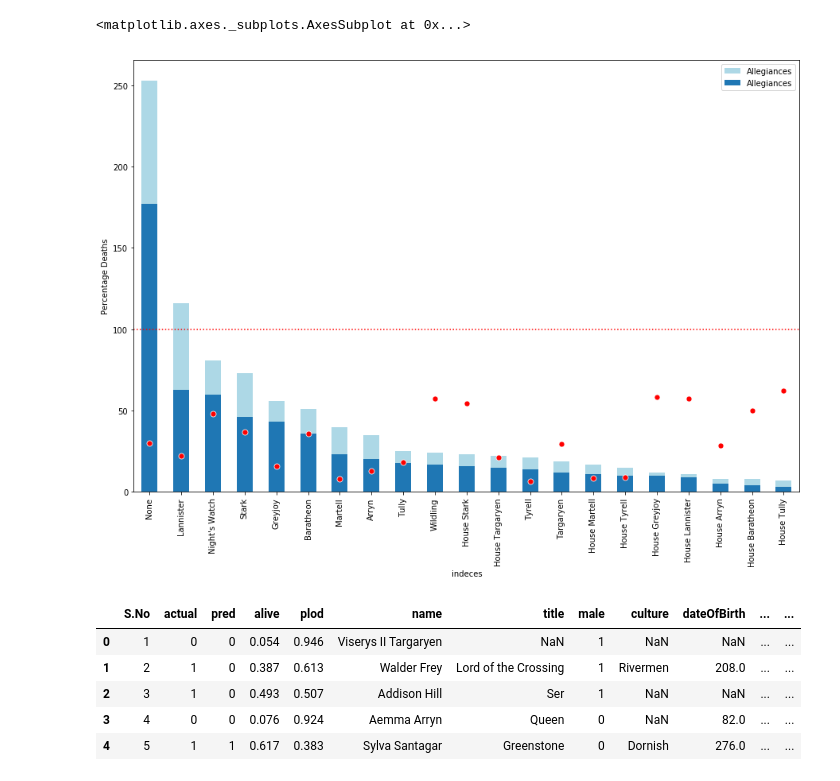
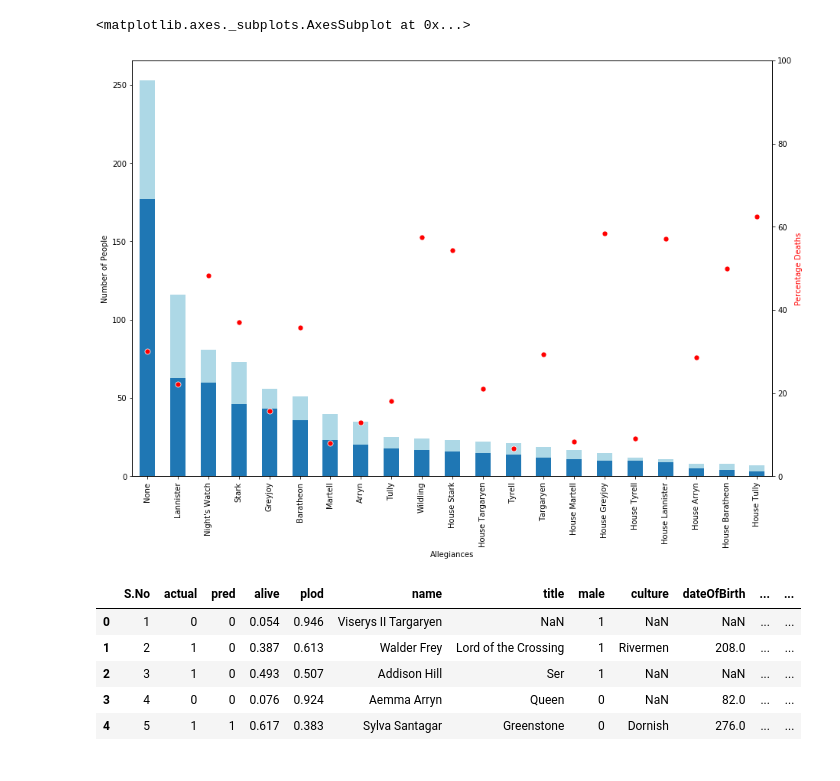
Before and after one commit to renzuos/ACC_Presentation, a Jupyter notebook: Untitled.ipynb, the cells around one changed output. Drawn from its saved outputs; the diff is of its cells as text; code cells hidden in the pictures.

```diff
--- a/Untitled.ipynb
+++ b/Untitled.ipynb
@@ -16,30 +20,45 @@ df_deaths.head()
 | 3 | Adrack Humble | House Greyjoy | 300.0 | 5.0 | 20.0 | 20.0 | 1 | 1 | ... |
 | 4 | Aemon Costayne | Lannister | NaN | NaN | NaN | NaN | 1 | 1 | ... |
 # %%
+# we want to know how many people of which allegiance died troughtout the whole series and how much that is in percentage
+# for that we only need the Allegiance names and the death years, to know whether they died or not
+
 allegiances = df_deaths[["Allegiances","Death Year"]]
 allegiances.head()
+
+# we then create a plot to show the number of people before the start and after the end of the series
 fig, axes = plt.subplots(nrows=1,ncols=1,figsize=(15,10), sharey = True, sharex = True)
-plt.axhline(y=100, color='r', linestyle='dotted')
+axes.set_ylabel("Number of People")
+axes.set_xlabel("Allegiances")
 
 # plot all allegiances at the beginning of the series
+# for that count the number of appearances of all the allegiance names
 x = allegiances["Allegiances"].value_counts()
+
+# plot the number of people at the beginning in lightblue
 x.plot(kind = "bar", color ="Lightblue")
 x_frame = x.to_frame()
 
-# and after the deaths
+# and afterward count all of the people that are still alive to plot it in darkblue to show the difference
 deaths = allegiances[allegiances["Death Year"].isnull()]
 y = deaths["Allegiances"].value_counts()
 y.plot(kind = "bar")
 y_frame = y.to_frame()
 
+# create another y labeling to show the percentages in each allegiance
+ax2 = axes.twinx()
 
+# calculate the percentages of people who died and plot them in read on the allegiances as a scatterplot
 new_frame = pd.DataFrame(index=y_frame.index)
 new_frame["Percentage Deaths"] = (1-y_frame["Allegiances"]/x_frame["Allegiances"])*100
 new_frame["indeces"] = new_frame.index
+plt.ylim(0,100)
+ax2.set_ylabel("Percentages of Deaths", color = "Red")
+
 sns.scatterplot(data = new_frame, y = "Percentage Deaths", x = "indeces", color ="Red", zorder=10, s=50)
 # %% [output]
 <matplotlib.axes._subplots.AxesSubplot at 0x...>
-[figure, old version]
+[figure, new version]
 # %%
 df_predictions.head()
 # %% [output]
```
Also changed, not shown: parts of 5 cells of this notebook.
